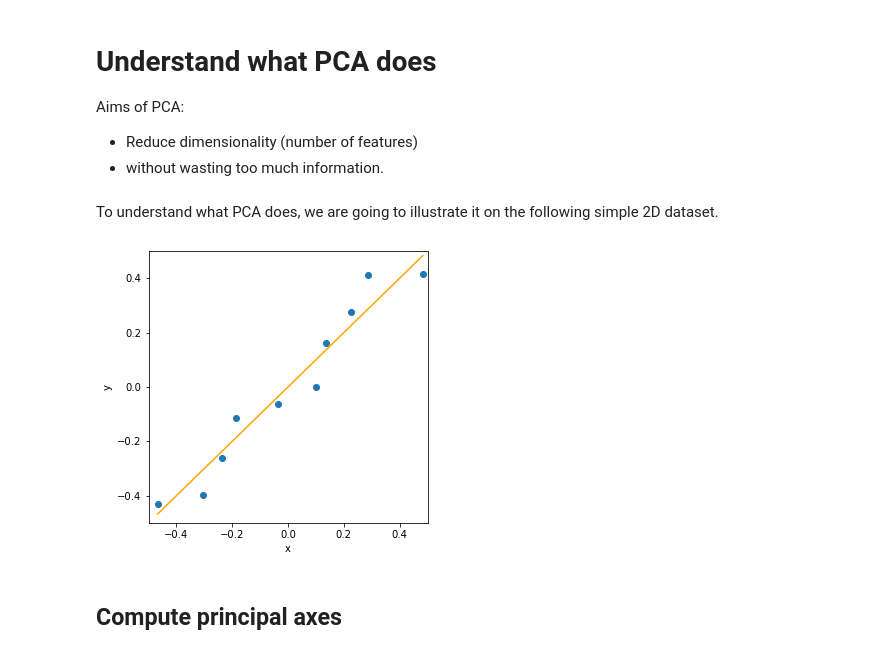
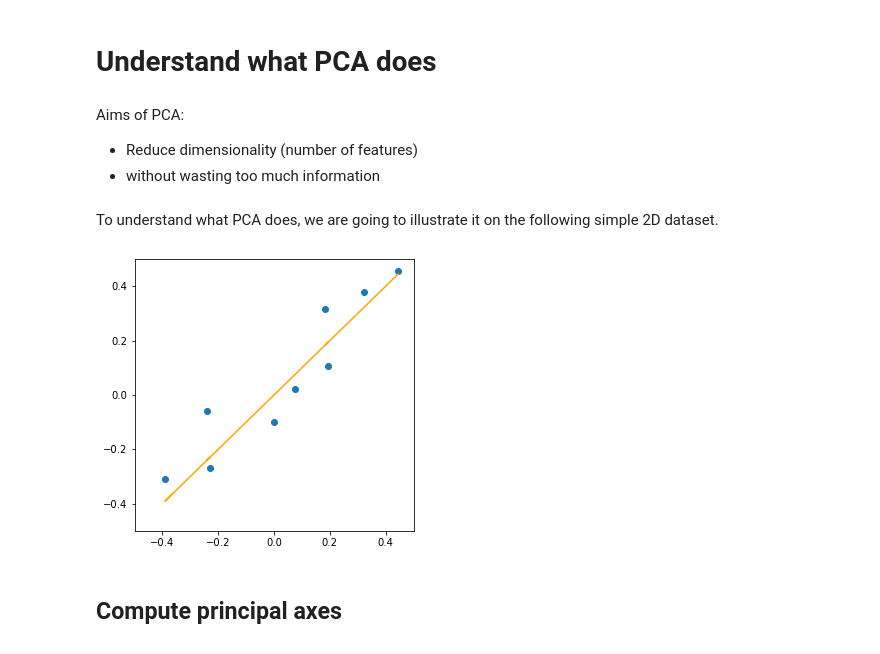
Before and after one commit to tgteacher/big-data-analytics-course, a Jupyter notebook: PCA/Principal Component Analysis (PCA).ipynb, the cells around one changed output. Drawn from its saved outputs; the diff is of its cells as text; code cells hidden in the pictures.

```diff
--- a/PCA/Principal Component Analysis (PCA).ipynb
+++ b/PCA/Principal Component Analysis (PCA).ipynb
@@ -1,40 +1,36 @@
+# %% [markdown]
+# Understand what PCA does
 # %% [markdown]
-# Understand what PCA does
-
 Aims of PCA:
 * Reduce dimensionality (number of features)
-* without wasting too much information.
+* without wasting too much information
 # %% [markdown]
 To understand what PCA does, we are going to illustrate it on the following simple 2D dataset.
 # %%
 # Generate random 2D dataset distributed along identity line
 import numpy as np
-from math import sqrt
 from matplotlib import pyplot as plt
 
 plt.figure(figsize=(5,5))
 n = 10
 x0 = np.arange(0, 1, 1/n)
 p = np.random.normal(size=n)*1/20
-
 y = x0 + p
 x = x0 - p
 
 # Center x and y
 x = x - np.mean(x)
 y = y - np.mean(y)
 
 # Plot dataset and identity line
 plt.scatter(x, y)
 plt.plot(x, x, color='orange')
-plt.xlabel("x")
-plt.ylabel("y")
 plt.xlim(-0.5, 0.5)
 plt.ylim(-0.5, 0.5)
 
 plt.show()
 # %% [output]
-[figure, old version]
+[figure, new version]
 # %% [markdown]
 ## Compute principal axes
 # %% [markdown]
```
Also changed, not shown: parts of 19 cells of this notebook.
